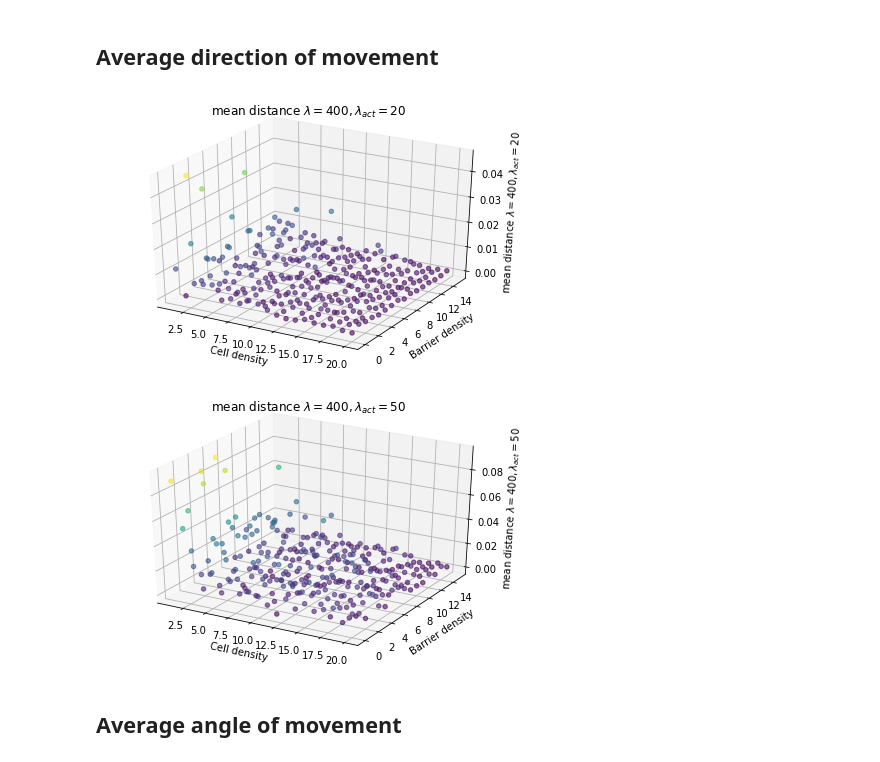
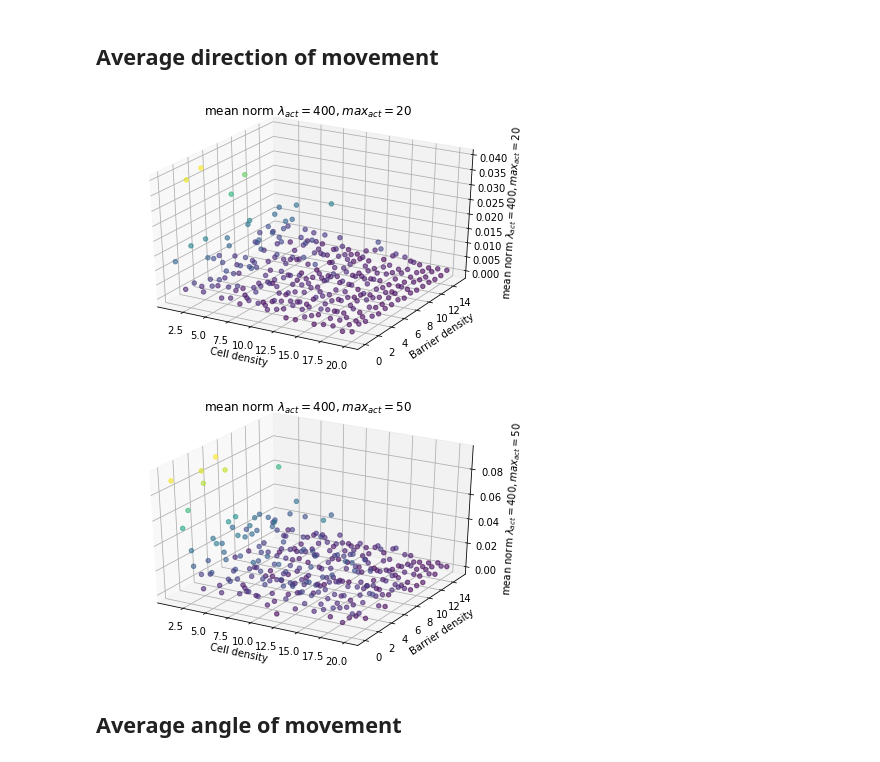
Before and after one commit to DavidLeeftink/NaturalComputing2021, a Jupyter notebook: Assignment_4/js/sim_results/results_analysis.ipynb, the cells around one changed output. Saved outputs shown, nothing was run; the diff lists cells and outputs as text; code cells hidden in the pictures.

Commit message:
more results added

```diff
--- a/Assignment_4/js/sim_results/results_analysis.ipynb
+++ b/Assignment_4/js/sim_results/results_analysis.ipynb
@@ -19,7 +19,10 @@ def merge_csv_to_pandas(parameter_setting):
     if parameter_setting == '400_50':
         filenames = [i for i in glob.glob(f'*{parameter_setting}.csv')]
     elif parameter_setting == '400_20':
-        filenames = [i for i in glob.glob(f'resultsSun Apr 04*.csv')]
+        filenames = [i for i in glob.glob(f'results*.csv')]
+        # these two datasets do not seem to load in correctly
+        filenames.remove('resultsFri Apr 02 2021 20:35:32 GMT+0200 (Central European Summer Time).csv')
+        filenames.remove('resultsSat Apr 03 2021 15:14:38 GMT+0200 (Central European Summer Time).csv')
     else:
         print('parameter setting not found')
 
@@ -51,7 +54,9 @@ def create_3d_scatterplot(df, z_values, name, savepath=None):
 df_400_20 = merge_csv_to_pandas('400_20')
 df_400_50 = merge_csv_to_pandas('400_50')
 # print(df_400_20.shape, df_400_50.shape)
+print(df_400_20.head())
+
 
 ## Strings to put in figure titles
-param_string_400_20 = '$\lambda=400, \lambda_{act}=20$'
-param_string_400_50 = '$\lambda=400, \lambda_{act}=50$'
+param_string_400_20 = '$\lambda_{act}=400, max_{act}=20$'
+param_string_400_50 = '$\lambda_{act}=400, max_{act}=50$'
@@ -60,13 +86,15 @@ param_string_400_50 = '$\lambda=400, \lambda_{act}=50$'
 # %%
 ## mean norm of direction
 mean_dir_400_20 = np.sqrt(np.power(df_400_20['mean_xdir'], 2) + np.power(df_400_20['mean_ydir'], 2))
-create_3d_scatterplot(df_400_20, mean_dir_400_20, 'mean distance '+param_string_400_20)
+create_3d_scatterplot(df_400_20, mean_dir_400_20, 'mean norm '+param_string_400_20)
+                      ,savepath='figures/mean_norm_400_20.png')
 
 mean_dir_400_50 = np.sqrt(np.power(df_400_50['mean_xdir'], 2) + np.power(df_400_50['mean_ydir'], 2))
-create_3d_scatterplot(df_400_50, mean_dir_400_50, 'mean distance '+param_string_400_50)
+create_3d_scatterplot(df_400_50, mean_dir_400_50, 'mean norm '+param_string_400_50)
+                     ,savepath='figures/mean_norm_400_50.png')
 # %% [output]
-[figure, old version]
+[figure, new version]
-[figure, old version]
+[figure, new version]
 # %% [markdown]
 ## Average angle of movement
 # %%
```
Also changed, not shown: parts of 7 cells of this notebook.
